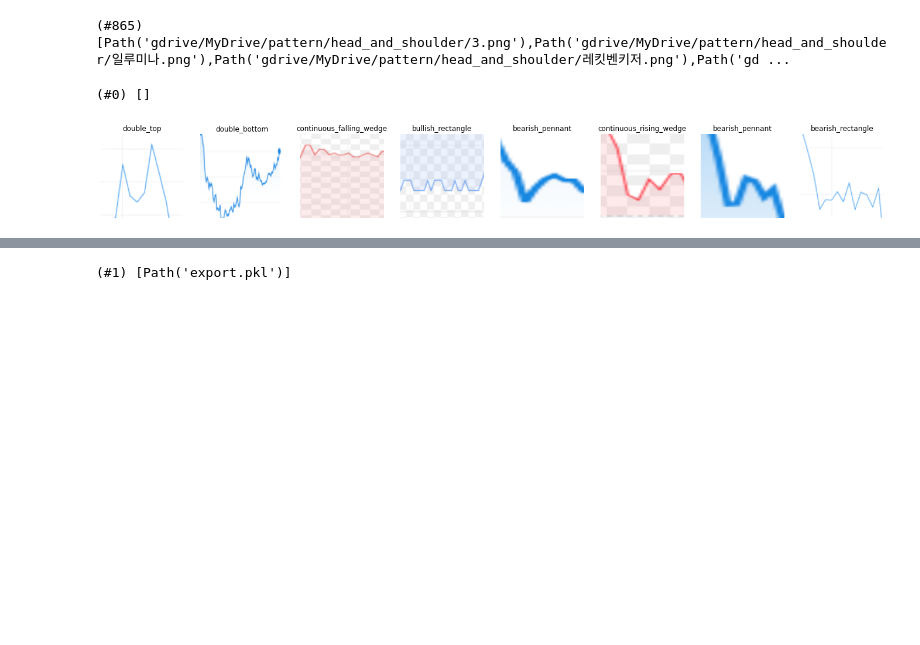
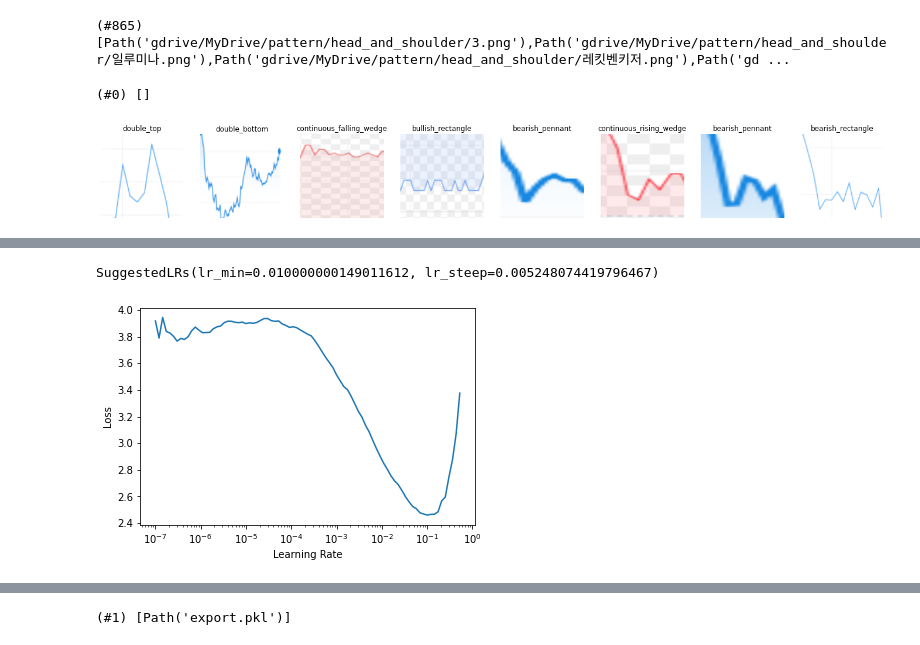
Before and after one commit to yulaseo/PeopleSpace-study, a Jupyter notebook: pattern-classifier/pattern_classifier_model.ipynb, the cells around one changed output, grey strips where cells are left out. Saved outputs shown, nothing was run; the diff lists cells and outputs as text; code cells hidden in the pictures; blank space fills up the shorter version.

```diff
--- a/pattern-classifier/pattern_classifier_model.ipynb
+++ b/pattern-classifier/pattern_classifier_model.ipynb
@@ -34,0 +42,4 @@ dls.train.show_batch(max_n=8, nrows=1)
+# %%
+learn = cnn_learner(dls, resnet34, metrics=accuracy)
+learn.lr_find()
+# %% [output]
@@ -34,0 +47,2 @@ dls.train.show_batch(max_n=8, nrows=1)
+SuggestedLRs(lr_min=0.010000000149011612, lr_steep=0.005248074419796467)
+[figure, added]
```
Also changed, not shown: parts of 6 cells of this notebook.
